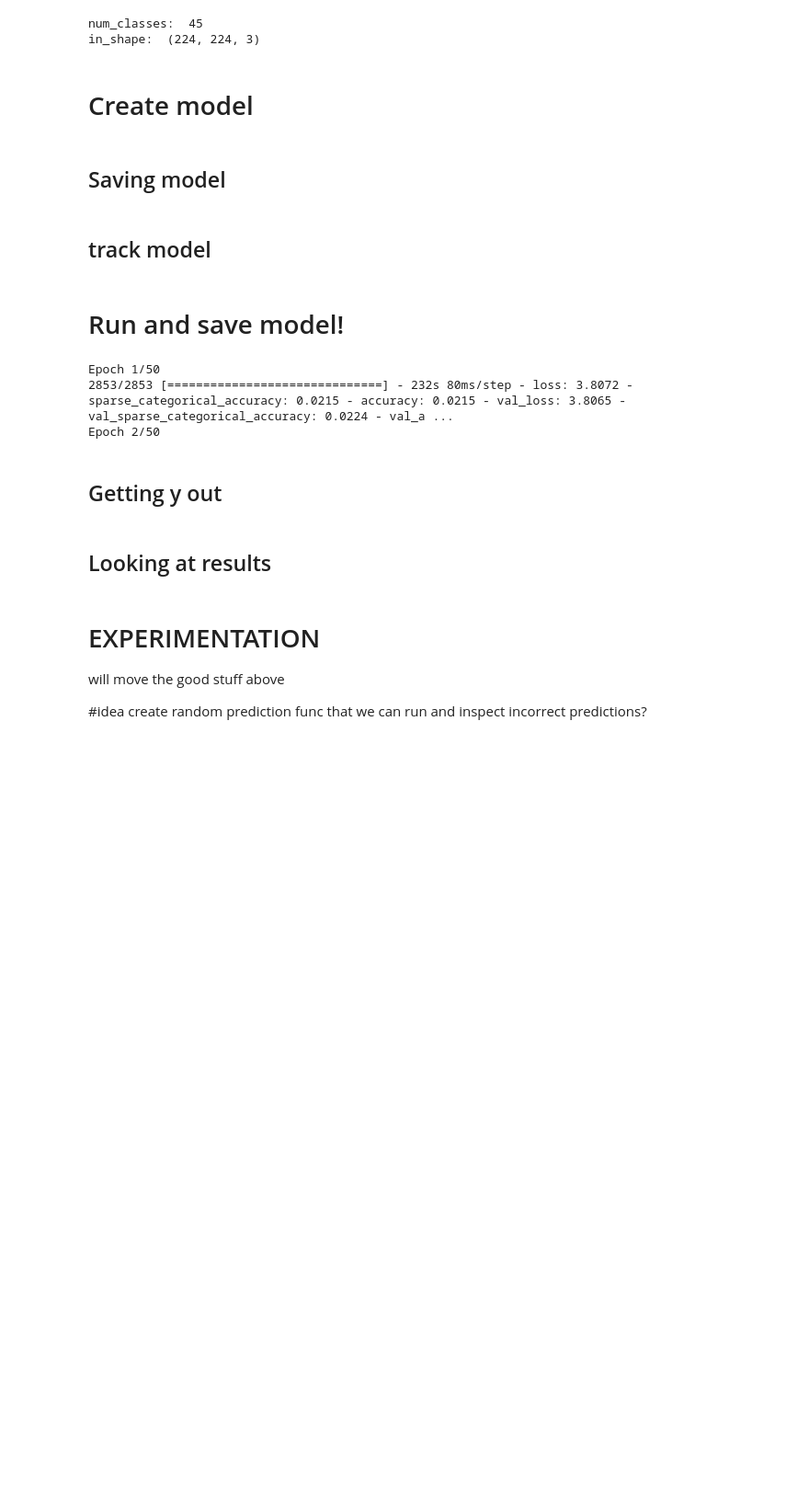
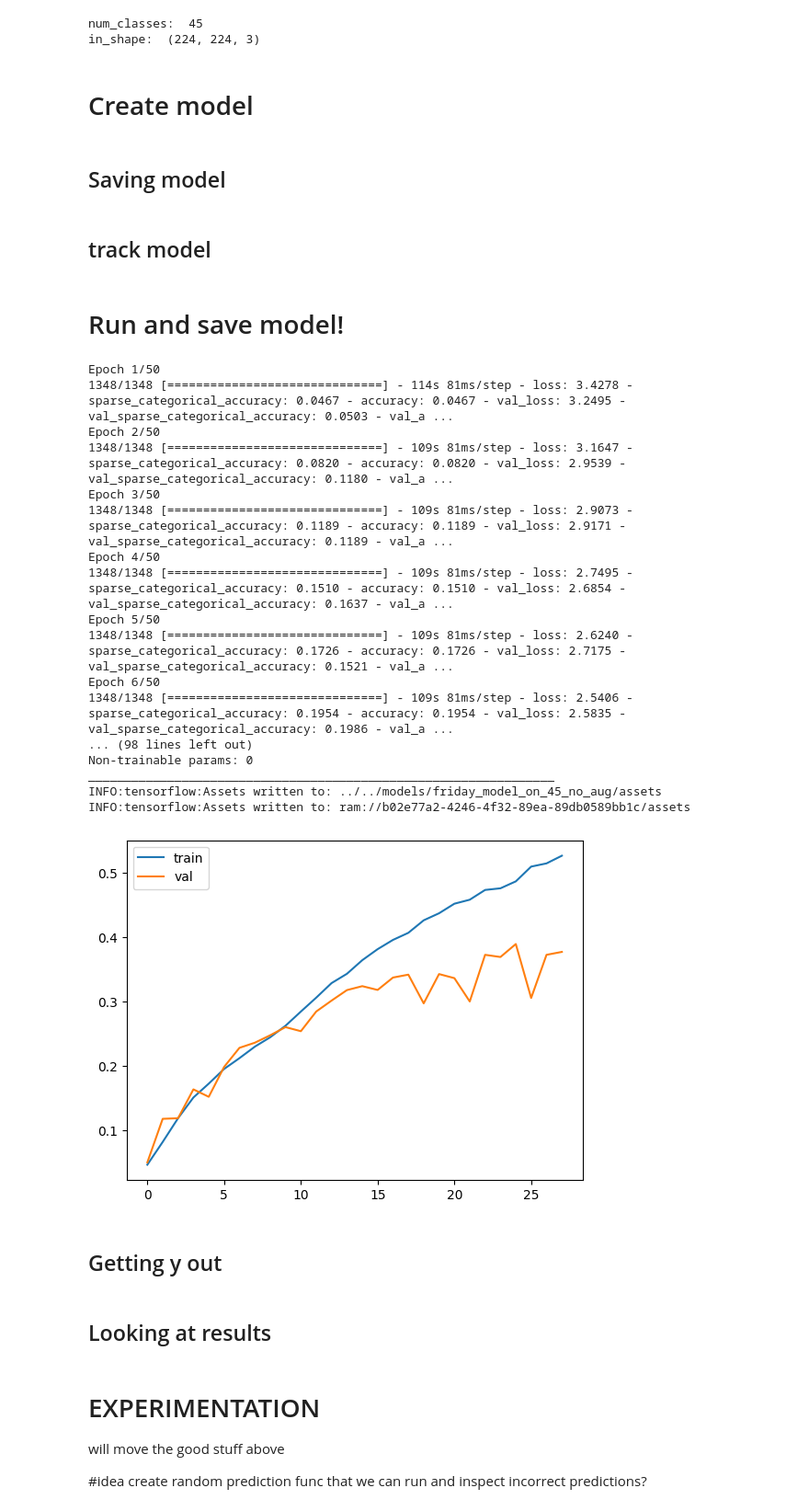
Before and after one commit to canndyy/your_kitchen_ai, a Jupyter notebook: notebooks/model_nbs/model_maker.ipynb, the cells around one changed output. Shown at 92% size. Drawn from its saved outputs; the diff is of its cells as text; code cells hidden in the pictures; blank space fills up the shorter version.

```diff
--- a/notebooks/model_nbs/model_maker.ipynb
+++ b/notebooks/model_nbs/model_maker.ipynb
@@ -29,9 +29,9 @@ label_mode = "int"
 
 def load_data_new_way():
     #path_to_dataset = os.path.join("..", "test_data", "3_test_from_bucket2")
-    path_to_dataset = os.path.join("..","..","data","food")
+    #path_to_dataset = os.path.join("..","..","data","food")
 
-    #path_to_dataset = os.path.join("..", "..", "test_data", "2_whole_data_some_dups")
+    path_to_dataset = os.path.join("..", "..", "test_data", "3_whole_bucket_no_aug")
 
     path_to_dataset_train = os.path.join(path_to_dataset, "train")
     path_to_dataset_test = os.path.join(path_to_dataset,  "test")
@@ -178,7 +196,13 @@ def instantiate_model_thicc():
     model.add(layers.MaxPool2D(pool_size=(2,2)))
 
     model.add(layers.Conv2D(32, kernel_size=(4,4), padding="same", activation="relu"))
+    # model.add(layers.MaxPool2D(pool_size=(2,2)))
+
+    model.add(layers.Conv2D(32, kernel_size=(4,4), padding="same", activation="relu"))
     model.add(layers.MaxPool2D(pool_size=(2,2)))
+
+    model.add(layers.Conv2D(32, kernel_size=(4,4), padding="same", activation="relu"))
+    #model.add(layers.MaxPool2D(pool_size=(2,2)))
 
     #third conv layer
     model.add(layers.Conv2D(64, kernel_size=(3,3), padding="same", activation="relu"))
@@ -350,35 +374,52 @@ def plot_learning_curve(history):
 # %% [markdown]
 # Run and save model!
 # %%
-def run_and_save_model():
+model_name = "friday_model_on_45_no_aug"
+def run_and_save_model(model_name = ""):
+
+    if not model_name:
+        return "! You must give name."
 
     learning_rate=0.01 # #default 0.001
     patience = 10
     epochs = 50
 
     model = instantiate_model_thicc()
     #model = instantiate_model_old()
 
     model = compile_model(model, learning_rate)
 
     history, model = fit_model(model, patience, epochs)
     model.summary()
 
-    model_name = "friday_model"
-
     save_model(model, model_name)
 
     save_history(history, model_name)
 
     plot_learning_curve(history)
 
     return history, model
 
 history, model = run_and_save_model()
 # %% [output]
 Epoch 1/50
-2853/2853 [==============================] - 232s 80ms/step - loss: 3.8072 - sparse_categorical_accuracy: 0.0215 - accuracy: 0.0215 - val_loss: 3.8065 - val_sparse_categorical_accuracy: 0.0224 - val_a ...
+1348/1348 [==============================] - 114s 81ms/step - loss: 3.4278 - sparse_categorical_accuracy: 0.0467 - accuracy: 0.0467 - val_loss: 3.2495 - val_sparse_categorical_accuracy: 0.0503 - val_a ...
 Epoch 2/50
+1348/1348 [==============================] - 109s 81ms/step - loss: 3.1647 - sparse_categorical_accuracy: 0.0820 - accuracy: 0.0820 - val_loss: 2.9539 - val_sparse_categorical_accuracy: 0.1180 - val_a ...
+Epoch 3/50
+1348/1348 [==============================] - 109s 81ms/step - loss: 2.9073 - sparse_categorical_accuracy: 0.1189 - accuracy: 0.1189 - val_loss: 2.9171 - val_sparse_categorical_accuracy: 0.1189 - val_a ...
+Epoch 4/50
+1348/1348 [==============================] - 109s 81ms/step - loss: 2.7495 - sparse_categorical_accuracy: 0.1510 - accuracy: 0.1510 - val_loss: 2.6854 - val_sparse_categorical_accuracy: 0.1637 - val_a ...
+Epoch 5/50
+1348/1348 [==============================] - 109s 81ms/step - loss: 2.6240 - sparse_categorical_accuracy: 0.1726 - accuracy: 0.1726 - val_loss: 2.7175 - val_sparse_categorical_accuracy: 0.1521 - val_a ...
+Epoch 6/50
+1348/1348 [==============================] - 109s 81ms/step - loss: 2.5406 - sparse_categorical_accuracy: 0.1954 - accuracy: 0.1954 - val_loss: 2.5835 - val_sparse_categorical_accuracy: 0.1986 - val_a ...
+... (98 lines left out)
+Non-trainable params: 0
+_________________________________________________________________
+INFO:tensorflow:Assets written to: ../../models/friday_model_on_45_no_aug/assets
+INFO:tensorflow:Assets written to: ram://b02e77a2-4246-4f32-89ea-89db0589bb1c/assets
+[figure, added]
 # %%
 #shall be too big
 # def my_grid_search():
```
Also changed, not shown: parts of 7 cells of this notebook, 2 other files.
